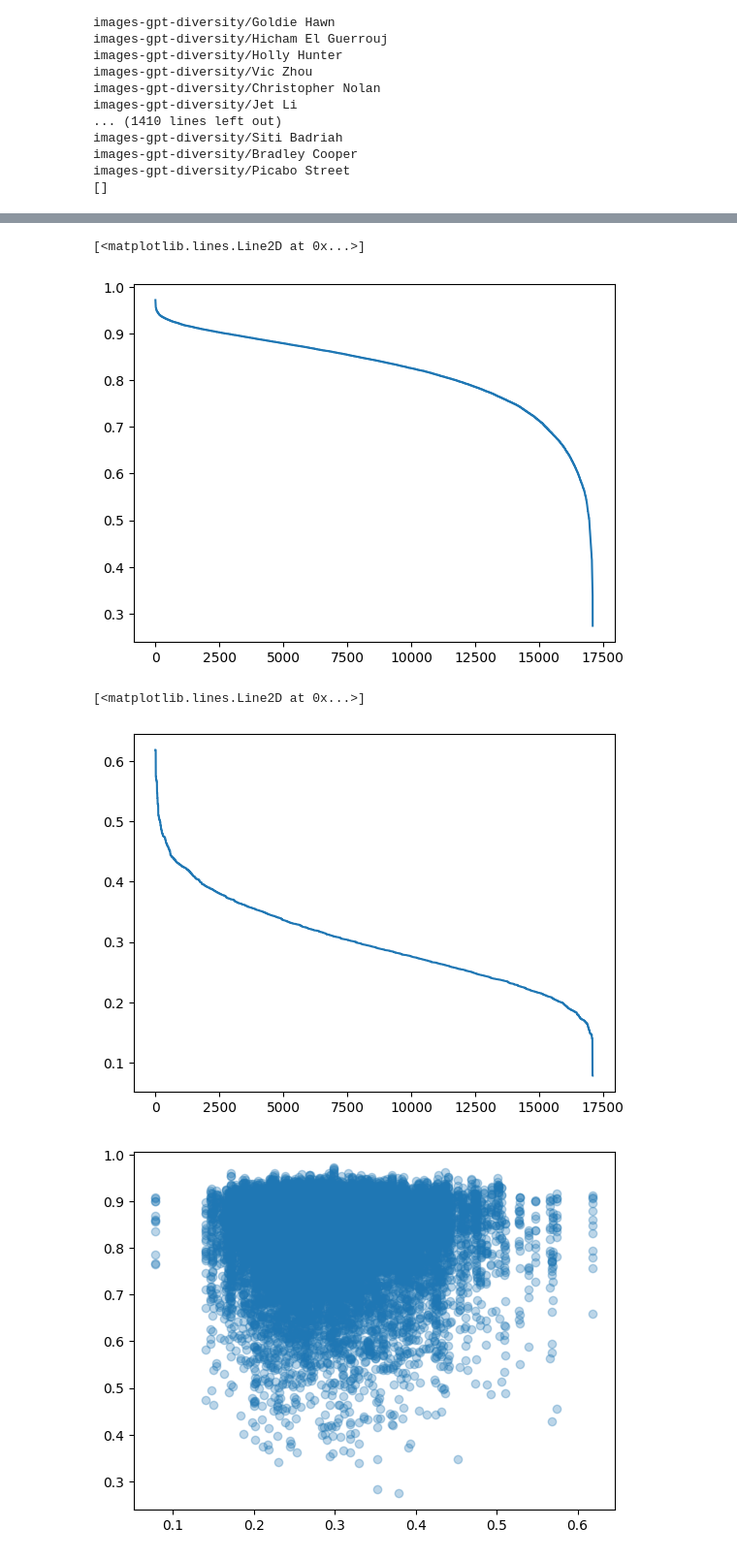
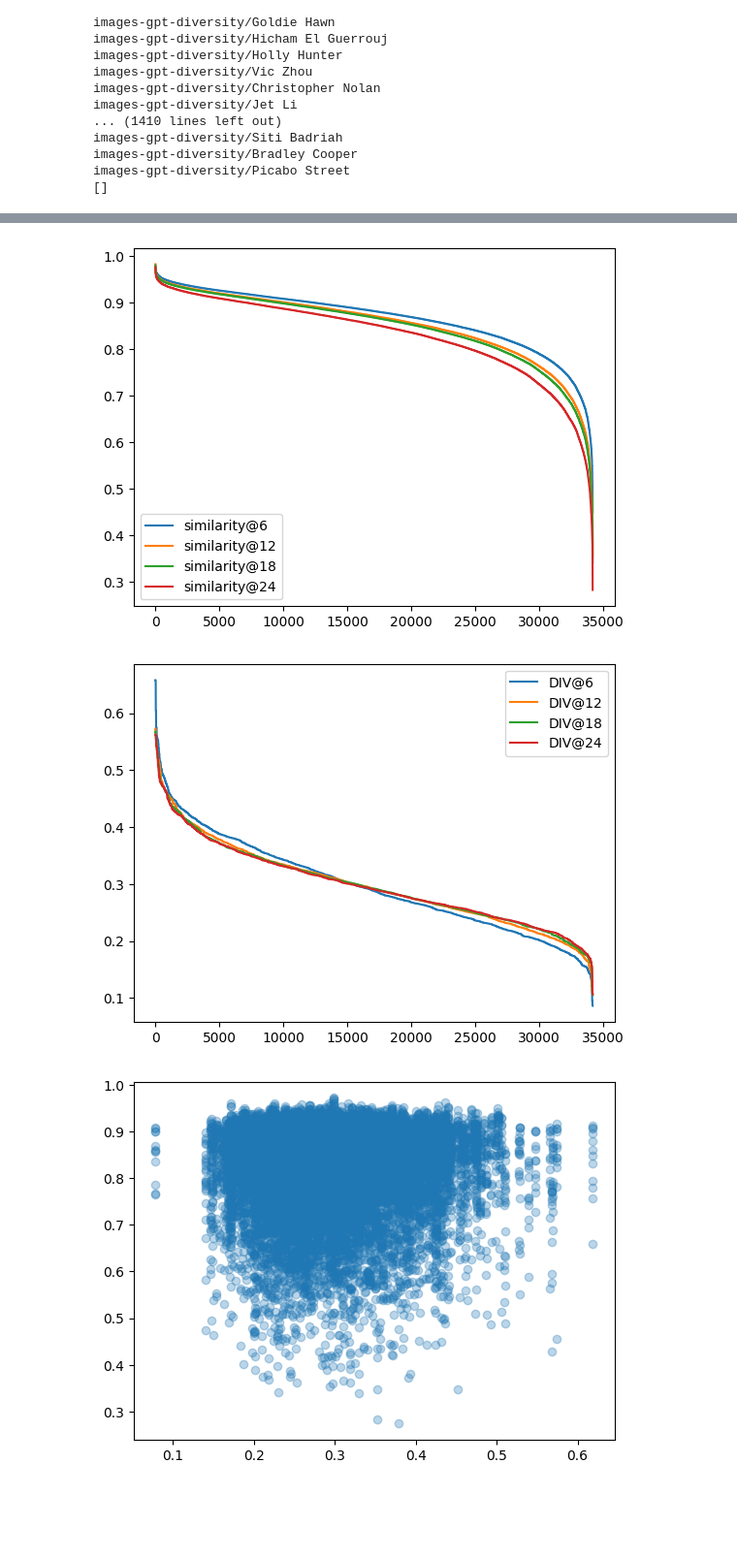
Before and after one commit to dmarx/whats-in-a-name, a Jupyter notebook: gpt-diversity-sample.ipynb, the cells around one changed output, grey strips where cells are left out. Shown at 97% size. Saved outputs shown, nothing was run; the diff lists cells and outputs as text; code cells hidden in the pictures; blank space fills up the shorter version.

Commit message:
doubled images

```diff
--- a/gpt-diversity-sample.ipynb
+++ b/gpt-diversity-sample.ipynb
@@ -119,9 +119,12 @@ kwargs = dict(
     negative_prompt="b&w photography, collage, crowded",
 )
 
+skip_these_names = ['mark rothko']
 
 
 for i, name in gen:
+    if name in skip_these_names:
+        continue
     print((i,name))
     prompt = f"a photo of {name}, portrait photography, full color, face full frame"
     prompt = prompt.lower().strip()
@@ -280,4 +299 @@ count
 Name: count, dtype: int64
-# %%
-embeds_i = np.array([e.ravel() for e in df_name['embed_normed']])
-pdist(embeds_i, 'cosine').shape
@@ -295,7 +309,7 @@ pdist(embeds_i, 'cosine').shape
 df_clip = df_embeds
 
 #n_values = list(range(32, 129, 8))
-n_values=[12]
+n_values=[6, 12, 18, 24]
 
 for n in n_values:
     col_names = [f"similarity@{n}", f"DIV@{n}"]
@@ -311,7 +325,7 @@ for name, df_name in deepcopy(df_clip).groupby('name'):
         col_name = f"DIV@{n}"
         #pdist_n = pdist(df_name['embed_normed'], 'cosine').mean()
         #df_clip.loc[df_name.index, col_name] = pdist_n
-        embeds_i = np.array([e.ravel() for e in df_name['embed_normed']])
+        embeds_i = np.array([e.ravel() for e in df_name['embed_normed'][:n]])
         pdist_n = pdist(embeds_i, 'cosine')
         df_clip.loc[df_name.index, col_name] = pdist_n.mean()
 
@@ -348,17 +362,28 @@ Wall time: 21.5 s
 # %%
-arr = df_clip['similarity@12'].values
-arr.sort()
-plt.plot(arr[::-1])
+for n in n_values:
+    col_name = f'similarity@{n}'
+    arr = df_clip[col_name].values
+    arr.sort()
+    plt.plot(arr[::-1], label=col_name)
+plt.legend()
+plt.show()
 # %% [output]
-[<matplotlib.lines.Line2D at 0x...>]
-[figure, old version]
+[figure, new version]
 # %%
-arr = df_clip['DIV@12'].values
-arr.sort()
-plt.plot(arr[::-1]) # hmm
+#arr = df_clip['DIV@12'].values
+#arr.sort()
+#plt.plot(arr[::-1]) # hmm
+
+for n in n_values:
+    col_name = f'DIV@{n}'
+    arr = df_clip[col_name].values
+    arr.sort()
+    plt.plot(arr[::-1], label=col_name)
+plt.legend()
+plt.show()
+# hmm...
 # %% [output]
-[<matplotlib.lines.Line2D at 0x...>]
-[figure, old version]
+[figure, new version]
 # %%
 plt.scatter(df_clip['DIV@12'], df_clip['similarity@12'], alpha=0.3)
 plt.show()
```
Also changed, not shown: parts of 10 cells of this notebook.
